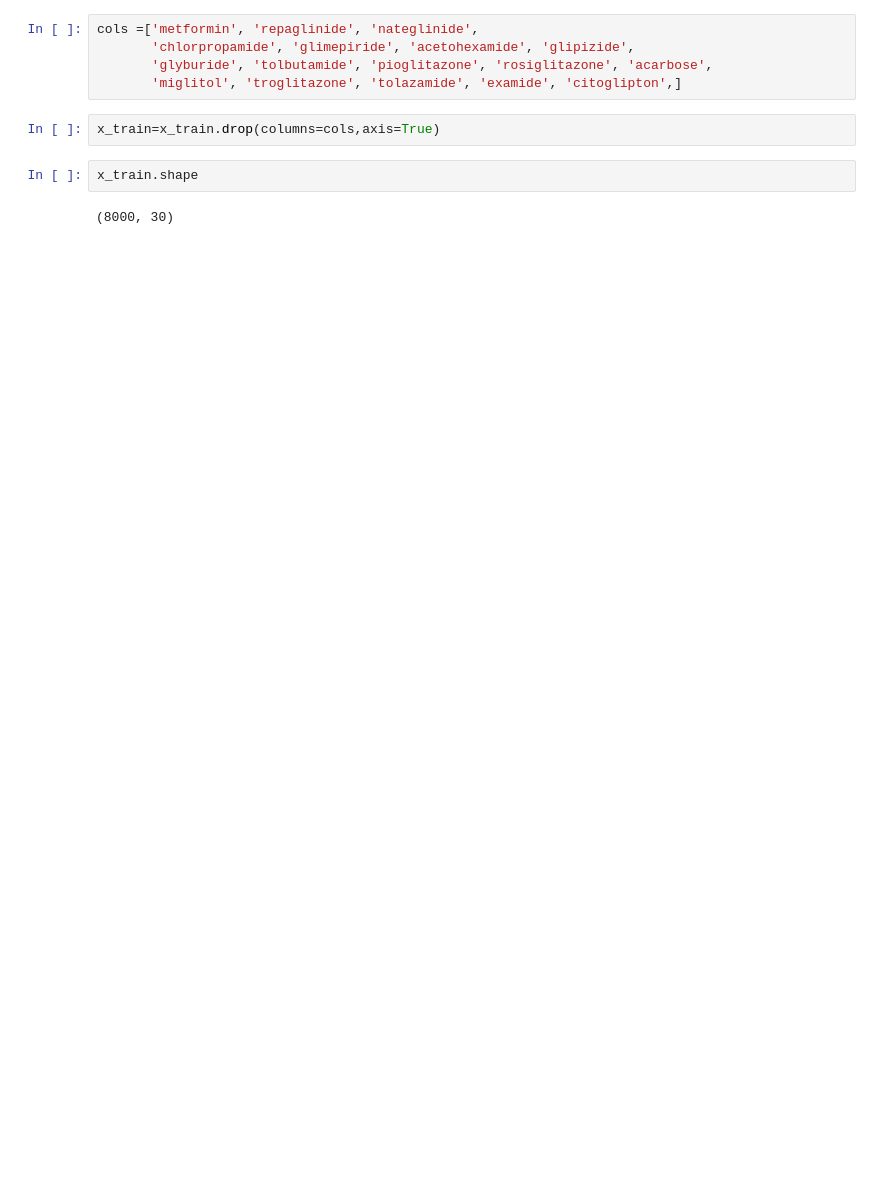
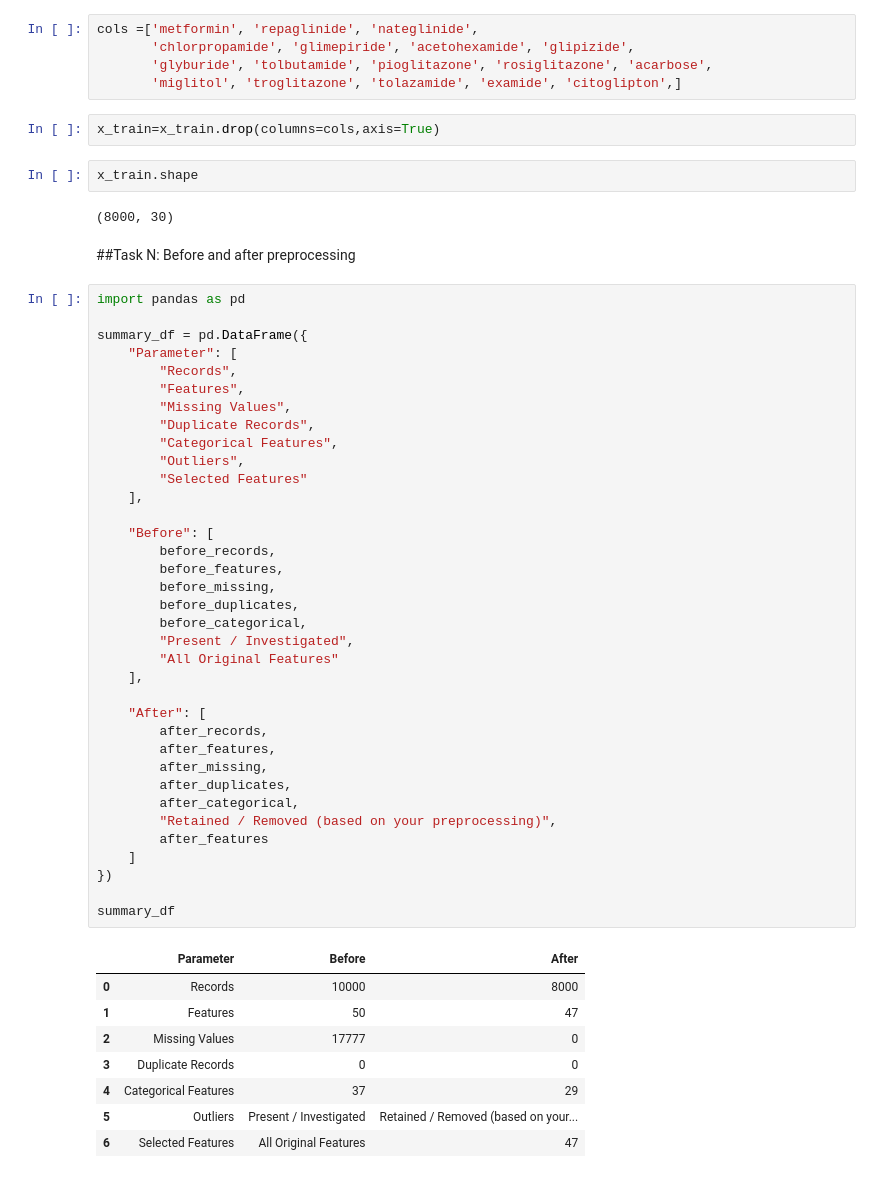
Before and after one commit to Shlokp2707/Machine-Learning-Diabetic-Patient, a Jupyter notebook: ml_project _alok.ipynb, the cells around one changed output. Saved outputs shown, nothing was run; the diff lists cells and outputs as text; blank space fills up the shorter version.

Commit message:
Task N: Final commit

```diff
--- a/ml_project _alok.ipynb
+++ b/ml_project _alok.ipynb
@@ -1122,3 +1124,50 @@ x_train=x_train.drop(columns=cols,axis=True)
 x_train.shape
 # %% [output]
 (8000, 30)
+# %% [markdown]
+##Task N: Before and after preprocessing
+# %%
+import pandas as pd
+
+summary_df = pd.DataFrame({
+    "Parameter": [
+        "Records",
+        "Features",
+        "Missing Values",
+        "Duplicate Records",
+        "Categorical Features",
+        "Outliers",
+        "Selected Features"
+    ],
+
+    "Before": [
+        before_records,
+        before_features,
+        before_missing,
+        before_duplicates,
+        before_categorical,
+        "Present / Investigated",
+        "All Original Features"
+    ],
+
+    "After": [
+        after_records,
+        after_features,
+        after_missing,
+        after_duplicates,
+        after_categorical,
+        "Retained / Removed (based on your preprocessing)",
+        after_features
+    ]
+})
+
+summary_df
+# %% [output]
+|  | Parameter | Before | After |
+| 0 | Records | 10000 | 8000 |
+| 1 | Features | 50 | 47 |
+| 2 | Missing Values | 17777 | 0 |
+| 3 | Duplicate Records | 0 | 0 |
+| 4 | Categorical Features | 37 | 29 |
+| 5 | Outliers | Present / Investigated | Retained / Removed (based on your... |
+| 6 | Selected Features | All Original Features | 47 |
```
Also changed, not shown: parts of 30 cells of this notebook.
